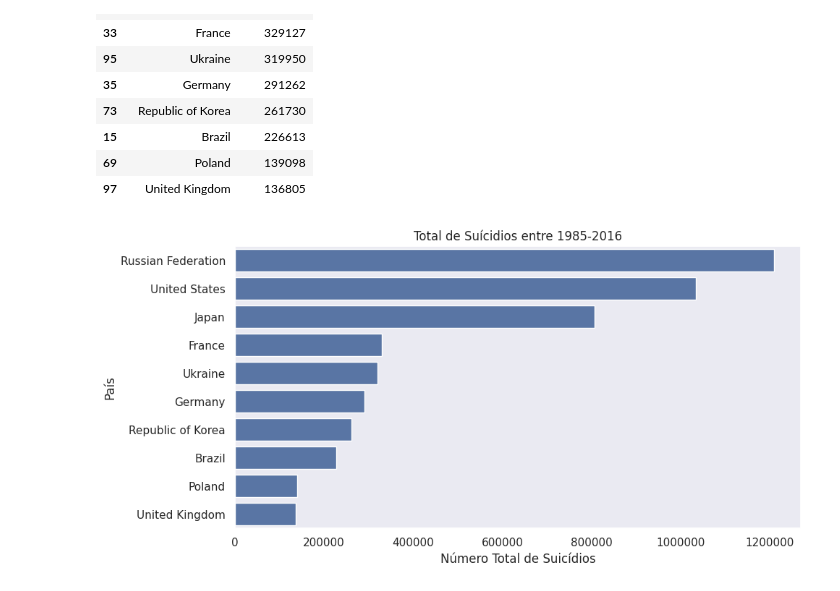
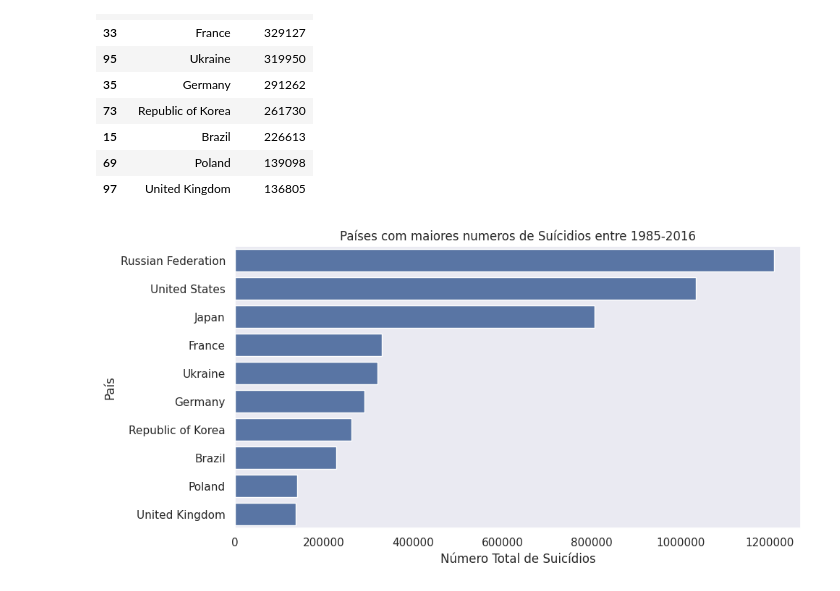
Before and after one commit to Luis-Hauck/Analise_Exploratoria_Suicidios_no_Brasil, a Jupyter notebook: Analise_Exploratoria_de_Dados.ipynb, the cells around one changed output. Drawn from its saved outputs; the diff is of its cells as text; code cells hidden in the pictures.

```diff
--- a/Analise_Exploratoria_de_Dados.ipynb
+++ b/Analise_Exploratoria_de_Dados.ipynb
@@ -91,13 +93,13 @@ total_suicidios
 | 69 | Poland | 139098 |
 | 97 | United Kingdom | 136805 |
 # %%
+#Criamos os Gráfico
 fig, ax = plt.subplots(figsize = (10,5))
 sns.barplot(y = total_suicidios['country'], x = total_suicidios['suicides_no'])
 plt.xlabel('Número Total de Suicídios')
 plt.ylabel('País')
-plt.title('Total de Suícidios entre 1985-2016')
+plt.title('Países com maiores numeros de Suícidios entre 1985-2016')
 ax.ticklabel_format(style='plain', axis='x')
-
 plt.tight_layout()
 # %% [output]
-[figure, old version]
+[figure, new version]
```
Also changed, not shown: parts of 6 cells of this notebook.
